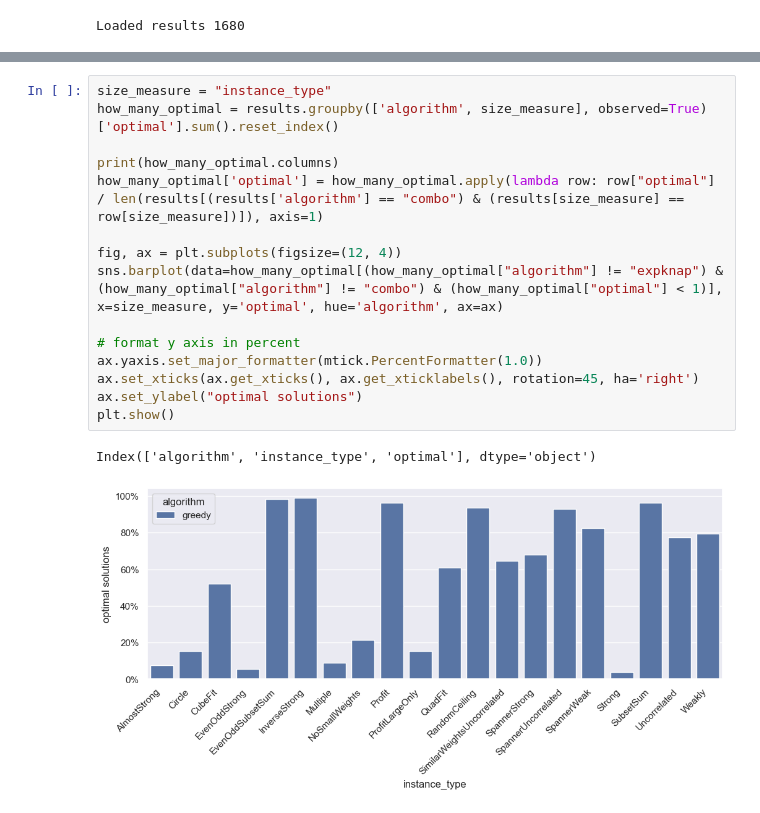
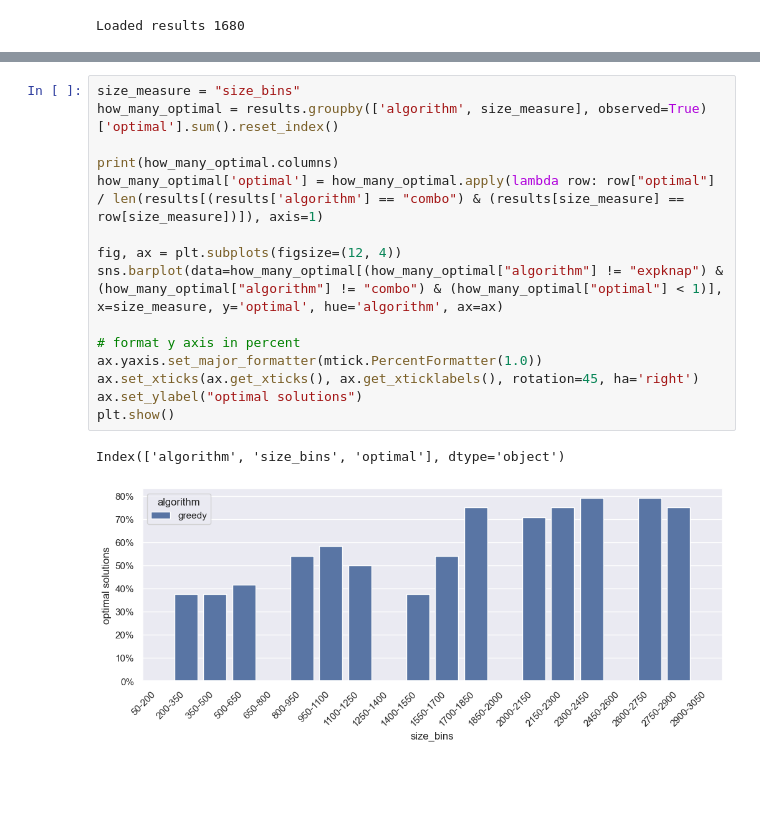
Before and after one commit to SoerenWilkening/QTG_0-1Knapsack, a Jupyter notebook: evaluation/06_classical_comparison.ipynb, the cells around one changed output, grey strips where cells are left out. Cells and saved outputs as stored; diff of their text form; blank space fills up the shorter version.

Commit message:
Updated plots

```diff
--- a/evaluation/06_classical_comparison.ipynb
+++ b/evaluation/06_classical_comparison.ipynb
@@ -227,20 +234,20 @@ for g in sorted(results['g'].unique()):
 # %%
-size_measure = "instance_type"
+size_measure = "size_bins"
 how_many_optimal = results.groupby(['algorithm', size_measure], observed=True)['optimal'].sum().reset_index()
 
 print(how_many_optimal.columns)
 how_many_optimal['optimal'] = how_many_optimal.apply(lambda row: row["optimal"] / len(results[(results['algorithm'] == "combo") & (results[size_measure] == row[size_measure])]), axis=1)
 
 fig, ax = plt.subplots(figsize=(12, 4))
 sns.barplot(data=how_many_optimal[(how_many_optimal["algorithm"] != "expknap") & (how_many_optimal["algorithm"] != "combo") & (how_many_optimal["optimal"] < 1)], x=size_measure, y='optimal', hue='algorithm', ax=ax)
 
 # format y axis in percent
 ax.yaxis.set_major_formatter(mtick.PercentFormatter(1.0))
 ax.set_xticks(ax.get_xticks(), ax.get_xticklabels(), rotation=45, ha='right')
 ax.set_ylabel("optimal solutions")
 plt.show()
 # %% [output]
-Index(['algorithm', 'instance_type', 'optimal'], dtype='object')
+Index(['algorithm', 'size_bins', 'optimal'], dtype='object')
-[figure, old version]
+[figure, new version]
 # %%
 fig, ax = plt.subplots(figsize=(12, 4))
```
Also changed, not shown: parts of 6 cells of this notebook.
